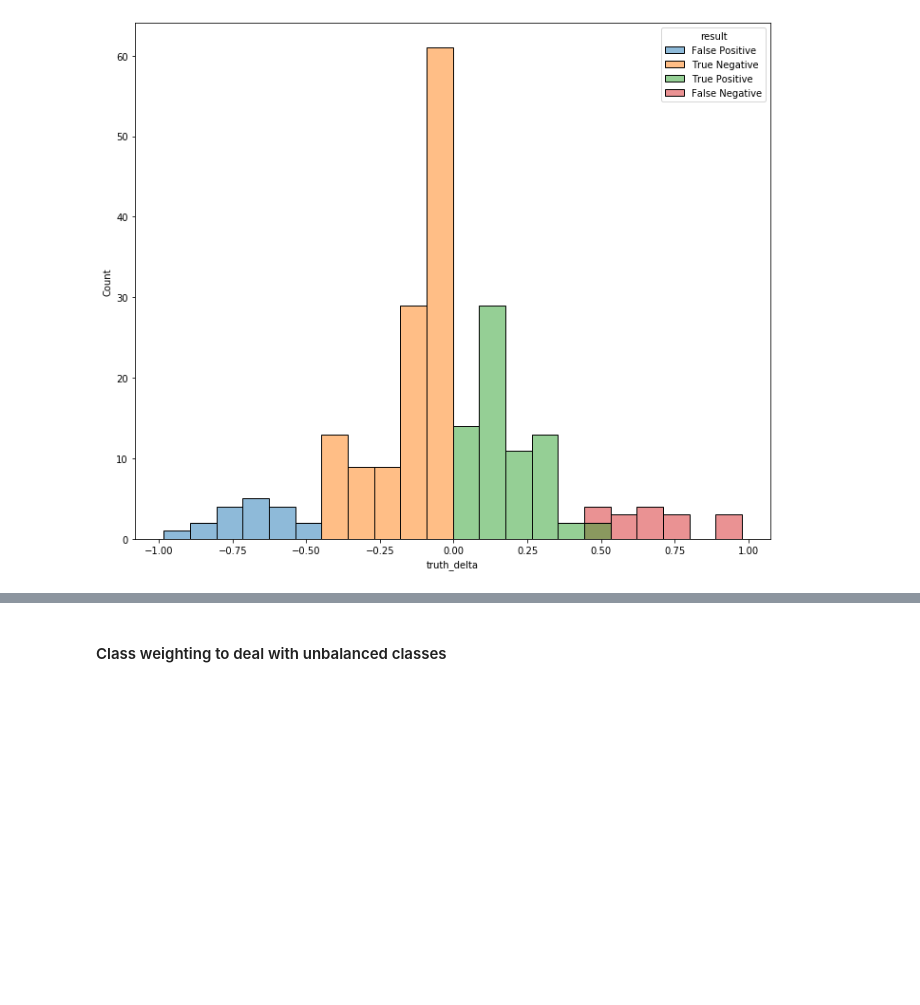
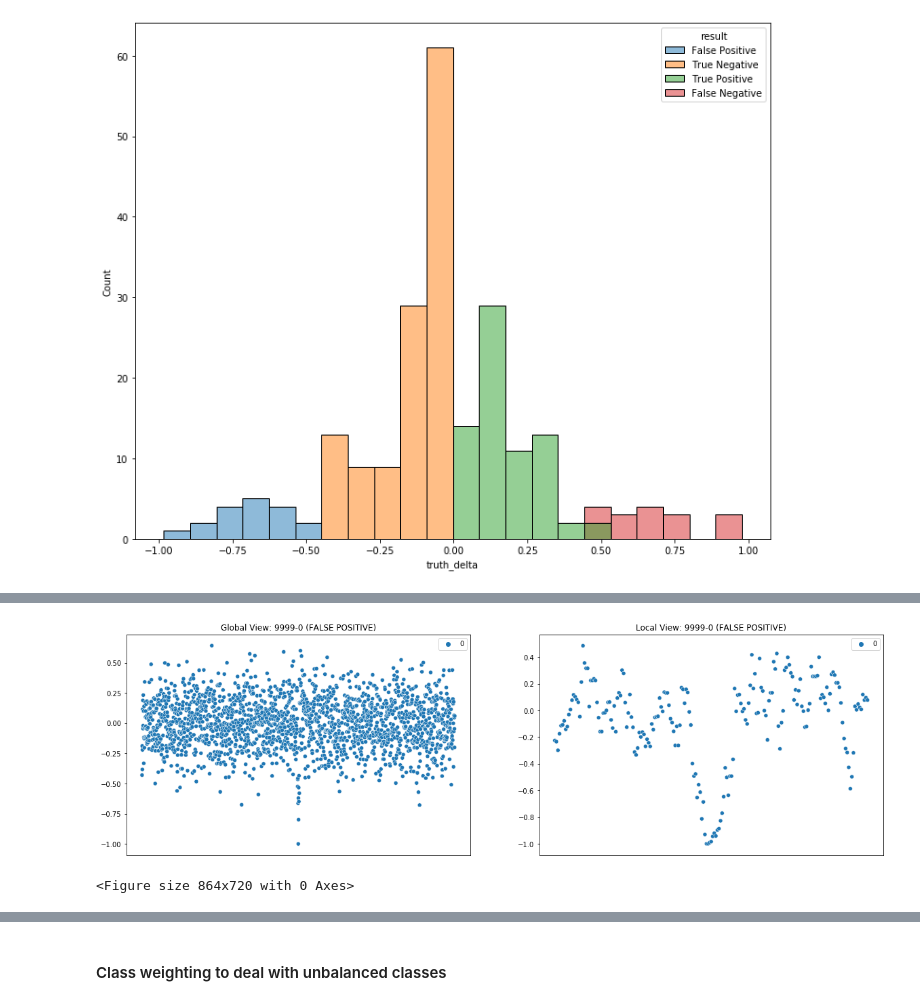
Before and after one commit to travisrmetz/w210, a Jupyter notebook: w2p/exoplanet_model.ipynb, the cells around one changed output, grey strips where cells are left out. Saved outputs shown, nothing was run; the diff lists cells and outputs as text; code cells hidden in the pictures; blank space fills up the shorter version.

Commit message:
false graphs

```diff
--- a/w2p/exoplanet_model.ipynb
+++ b/w2p/exoplanet_model.ipynb
@@ -383,3 +402,11 @@ false_positives
+# %%
+tce_number=872
+chart_curves(9999,0,
+             'FALSE POSITIVE',
+             x_global_val[tce_number],x_local_val[tce_number])
+# %% [output]
+[figure, added]
+<Figure size 864x720 with 0 Axes>
 # %%
 false_negatives=val_results[val_results.truth_delta>=0.5].sort_values('truth_delta',ascending=False)
 print (false_negatives.shape)
```
Also changed, not shown: parts of 3 cells of this notebook.
